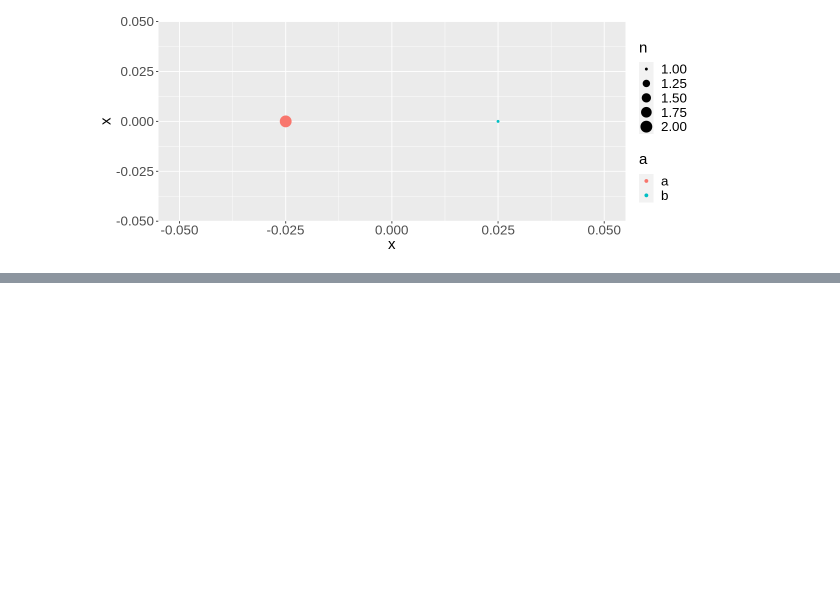
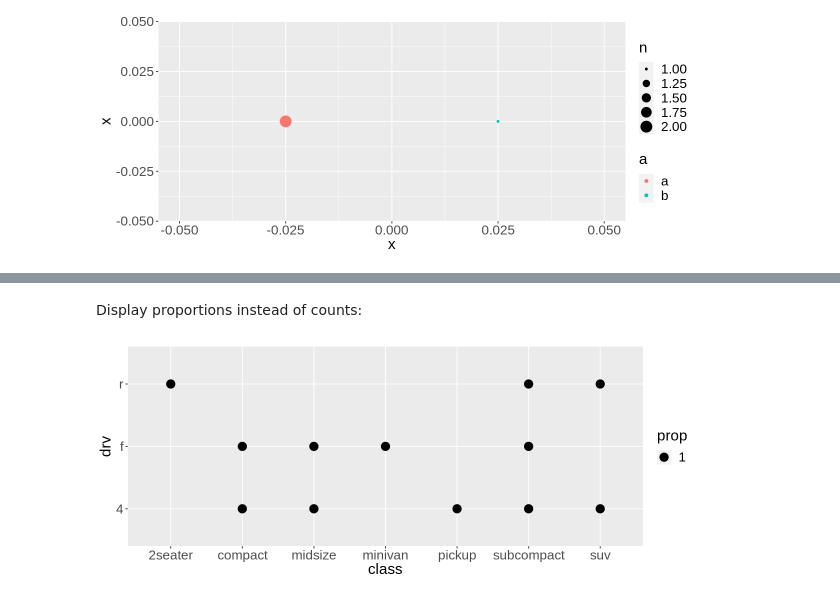
Before and after one commit to OLarionova-HORIS/lets-plot-experiments, a Jupyter notebook: demo/geom_count/r_geom_count.ipynb, the cells around one changed output, grey strips where cells are left out. Saved outputs shown, nothing was run; the diff lists cells and outputs as text; code cells hidden in the pictures; blank space fills up the shorter version.

```diff
--- a/demo/geom_count/r_geom_count.ipynb
+++ b/demo/geom_count/r_geom_count.ipynb
@@ -22,0 +46,6 @@ ggplot(df, aes(x, y=x, color=a), size=..n..) + geom_point(stat='sum', position=p
+# %% [markdown]
+Display proportions instead of counts:
+# %%
+ggplot(mpg, aes(x=class, y=drv)) + geom_count(aes(size=..prop..))
+# %% [output]
+[figure, added]
```
Also changed, not shown: parts of 11 cells of this notebook, 1 other file.
